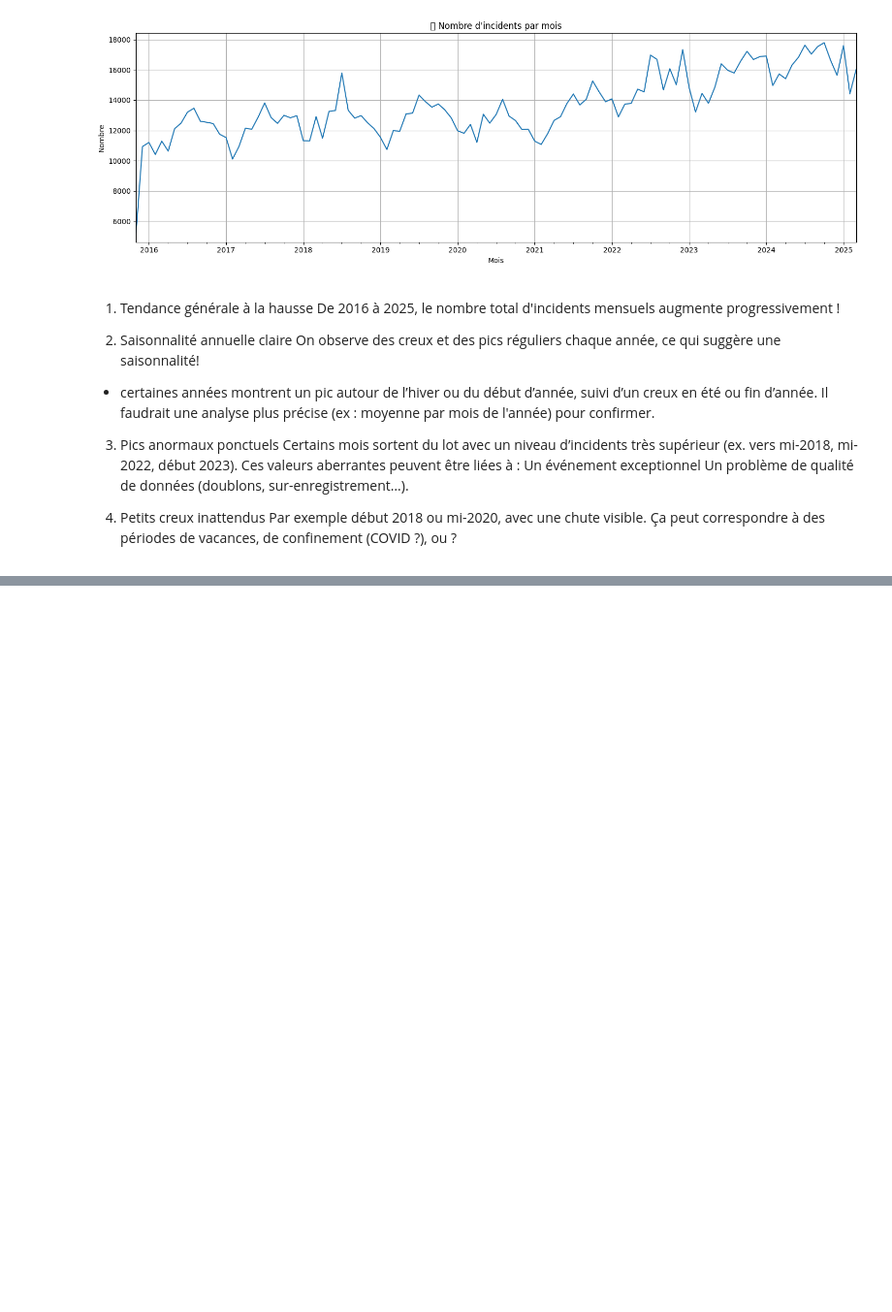
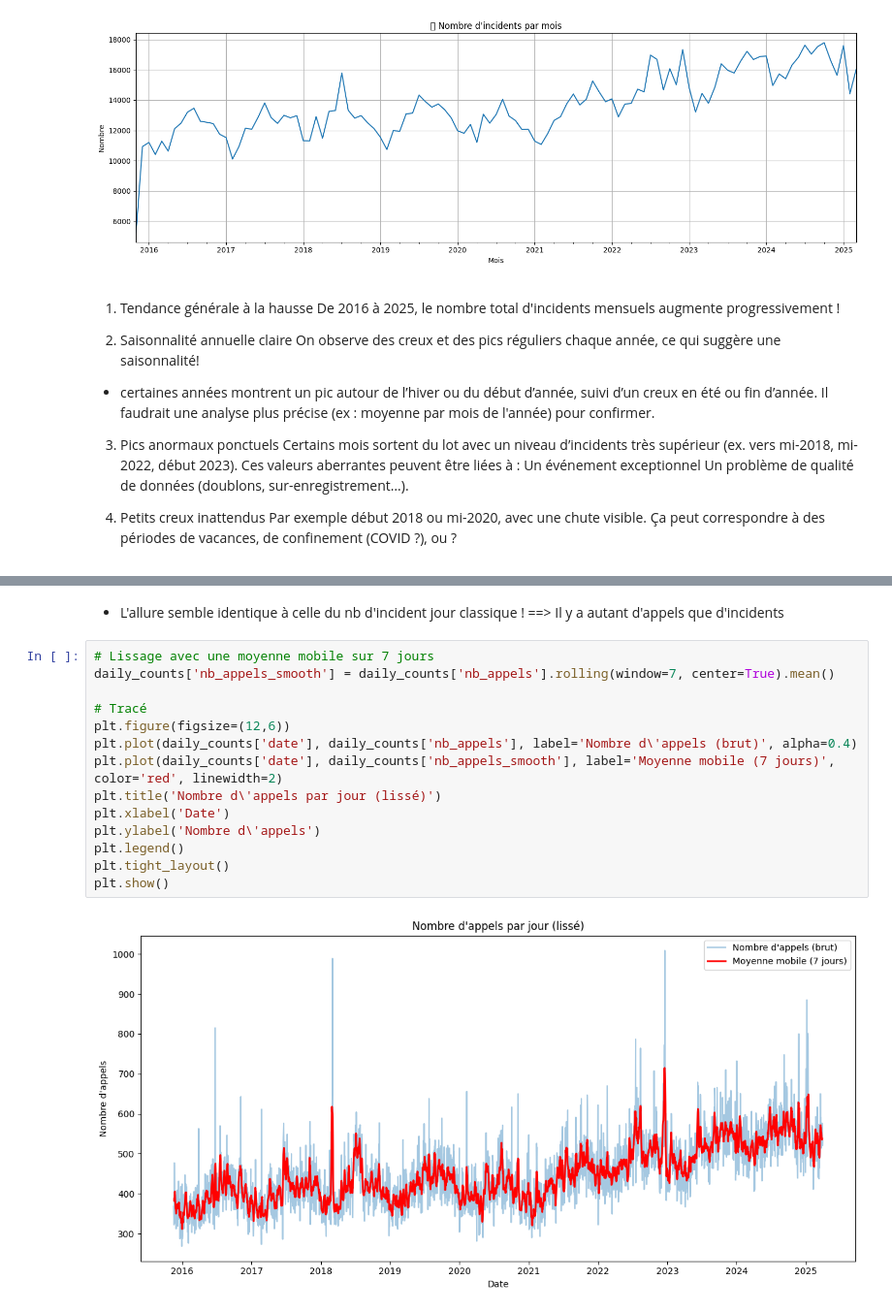
Before and after one commit to Massilia23/london-fire-response, a Jupyter notebook: notebooks/data-exploration.ipynb, the cells around one changed output, grey strips where cells are left out. Shown: that part at 97% size. Saved outputs shown, nothing was run; the diff lists cells and outputs as text; blank space fills up the shorter version.

```diff
--- a/notebooks/data-exploration.ipynb
+++ b/notebooks/data-exploration.ipynb
@@ -466,0 +601,18 @@ Par exemple début 2018 ou mi-2020, avec une chute visible.
+# %% [markdown]
+* L'allure semble identique à celle du nb d'incident jour classique ! ==> Il y a autant d'appels que d'incidents
+# %%
+# Lissage avec une moyenne mobile sur 7 jours
+daily_counts['nb_appels_smooth'] = daily_counts['nb_appels'].rolling(window=7, center=True).mean()
+
+# Tracé
+plt.figure(figsize=(12,6))
+plt.plot(daily_counts['date'], daily_counts['nb_appels'], label='Nombre d\'appels (brut)', alpha=0.4)
+plt.plot(daily_counts['date'], daily_counts['nb_appels_smooth'], label='Moyenne mobile (7 jours)', color='red', linewidth=2)
+plt.title('Nombre d\'appels par jour (lissé)')
+plt.xlabel('Date')
+plt.ylabel('Nombre d\'appels')
+plt.legend()
+plt.tight_layout()
+plt.show()
+# %% [output]
+[figure, added]
```
Also changed, not shown: parts of 29 cells of this notebook, 1 other file.
